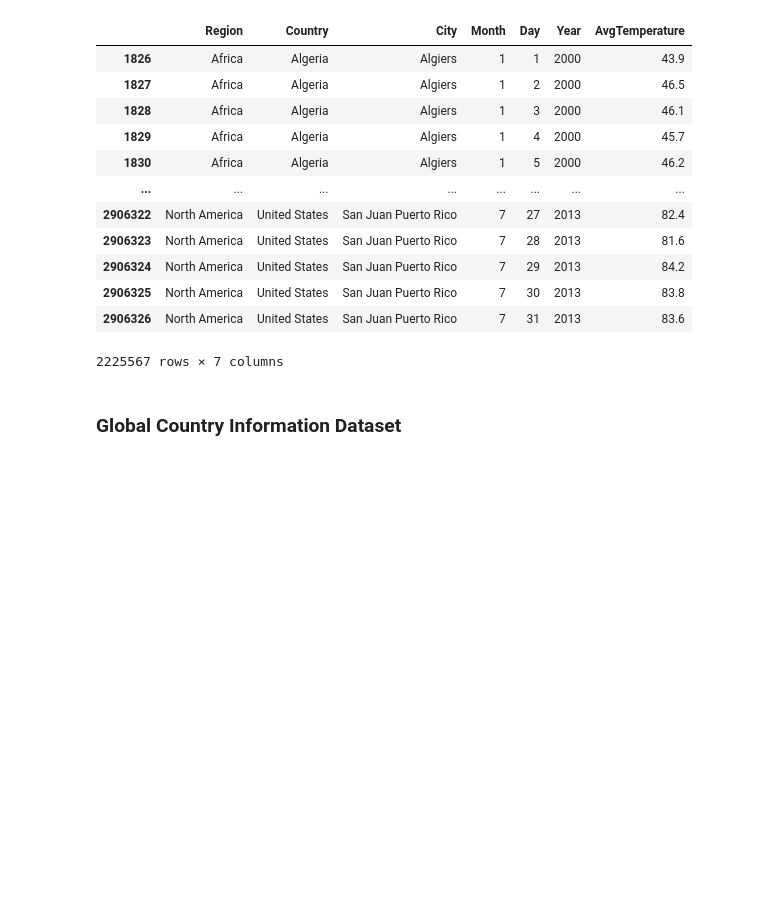
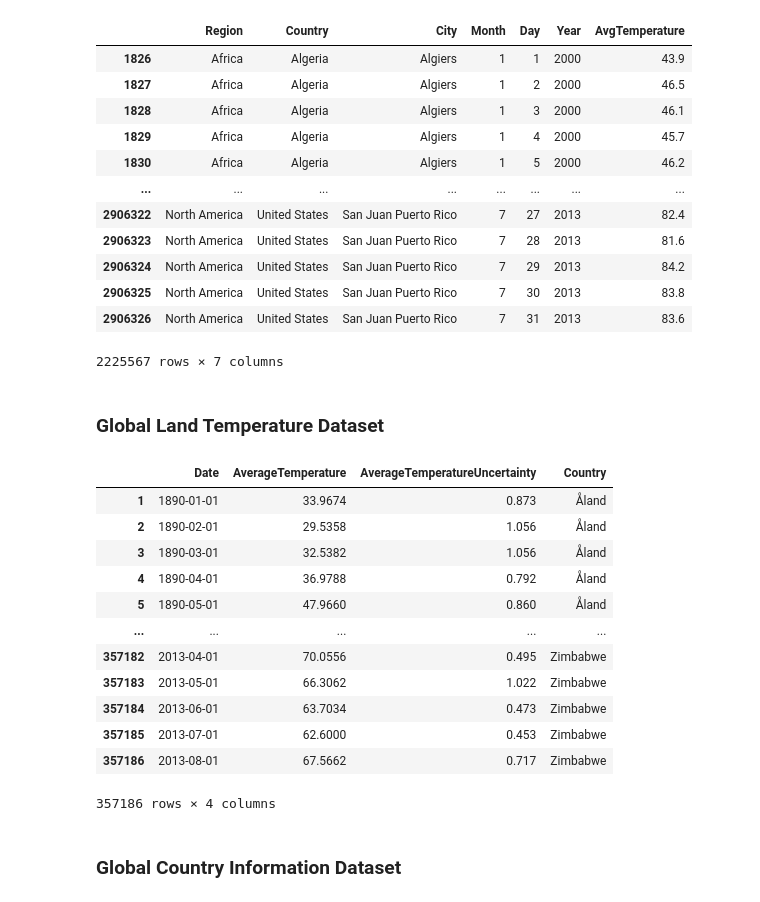
Before and after one commit to evannt/MotherNature, a Jupyter notebook: mother_nature.ipynb, the cells around one changed output. Drawn from its saved outputs; the diff is of its cells as text; code cells hidden in the pictures; blank space fills up the shorter version.

```diff
--- a/mother_nature.ipynb
+++ b/mother_nature.ipynb
@@ -73,6 +74,62 @@ Unique countries: ['Algeria' 'Burundi' 'Benin' 'Central African Republic'
 | 2906325 | North America | United States | San Juan Puerto Rico | 7 | 30 | 2013 | 83.8 |
 | 2906326 | North America | United States | San Juan Puerto Rico | 7 | 31 | 2013 | 83.6 |
 2225567 rows × 7 columns
+# %% [markdown]
+### Global Land Temperature Dataset
+# %%
+# Preprocessing City Daily Temperature
+global_land_temperature_df.dropna(inplace=True)
+
+# Converting Temperatures from Celcius to Fahrenheit
+global_land_temperature_df['AverageTemperature'] = global_land_temperature_df['AverageTemperature'] * 9/5 + 32
+
+# Remapping Countries
+country_remappings = {
+    'Antigua And Barbuda': 'Antigua and Barbuda',
+    'Bosnia And Herzegovina': 'Bosnia and Herzegovina',
+    'Ireland': 'Republic of Ireland',
+    'Congo (Democratic Republic Of The)': 'Democratic Republic of the Congo',
+    'Federated States Of Micronesia': 'Federated States of Micronesia',
+    'Guinea Bissau': 'Guinea-Bissau',
+    'Macedonia': 'North Macedonia',
+    'Saint Kitts And Nevis': 'Saint Kitts and Nevis',
+    'Saint Vincent And The Grenadines': 'Saint Vincent and the Grenadines',
+    'Sao Tome And Principe': 'São Tomé and Príncipe',
+    'Bahamas': 'The Bahamas',
+    'Gambia': 'The Gambia',
+    'Trinidad And Tobago': 'Trinidad and Tobago',
+    'Timor Leste': 'East Timor',
+    'Congo': 'Republic of the Congo'
+}
+global_land_temperature_df['Country'] = global_land_temperature_df['Country'].replace(country_remappings)
+global_land_temperature_df["Country"].unique()
+
+# Removing data for years before 1890
+global_land_temperature_df.rename(columns={'dt': 'Date'}, inplace=True)
+global_land_temperature_df["Date"] = pd.to_datetime(global_land_temperature_df["Date"])
+start_date = pd.to_datetime('1890-01-01')
+global_land_temperature_df = global_land_temperature_df[global_land_temperature_df["Date"] >= start_date]
+
+global_land_temperature_df.isna().sum() / global_land_temperature_df.count()
+global_land_temperature_df.index = range(1, len(global_land_temperature_df) + 1)
+
+avg_global_land_temp_per_country = global_land_temperature_df.groupby(['Country', global_land_temperature_df['Date'].dt.year])['AverageTemperature'].mean()
+
+global_land_temperature_df
+# %% [output]
+|  | Date | AverageTemperature | AverageTemperatureUncertainty | Country |
+| 1 | 1890-01-01 | 33.9674 | 0.873 | Åland |
+| 2 | 1890-02-01 | 29.5358 | 1.056 | Åland |
+| 3 | 1890-03-01 | 32.5382 | 1.056 | Åland |
+| 4 | 1890-04-01 | 36.9788 | 0.792 | Åland |
+| 5 | 1890-05-01 | 47.9660 | 0.860 | Åland |
+| ... | ... | ... | ... | ... |
+| 357182 | 2013-04-01 | 70.0556 | 0.495 | Zimbabwe |
+| 357183 | 2013-05-01 | 66.3062 | 1.022 | Zimbabwe |
+| 357184 | 2013-06-01 | 63.7034 | 0.473 | Zimbabwe |
+| 357185 | 2013-07-01 | 62.6000 | 0.453 | Zimbabwe |
+| 357186 | 2013-08-01 | 67.5662 | 0.717 | Zimbabwe |
+357186 rows × 4 columns
 # %% [markdown]
 ### Global Country Information Dataset
 # %%
```
Also changed, not shown: parts of 4 cells of this notebook, 1 other file.
